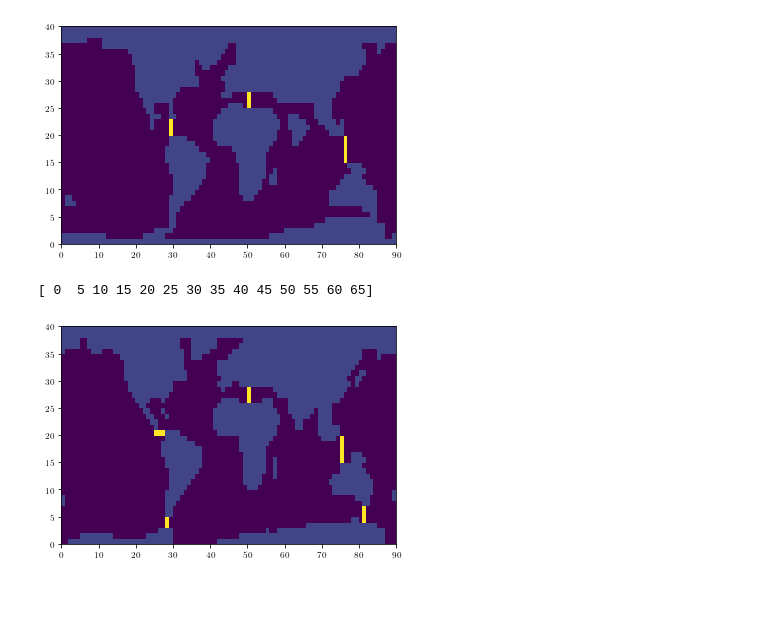
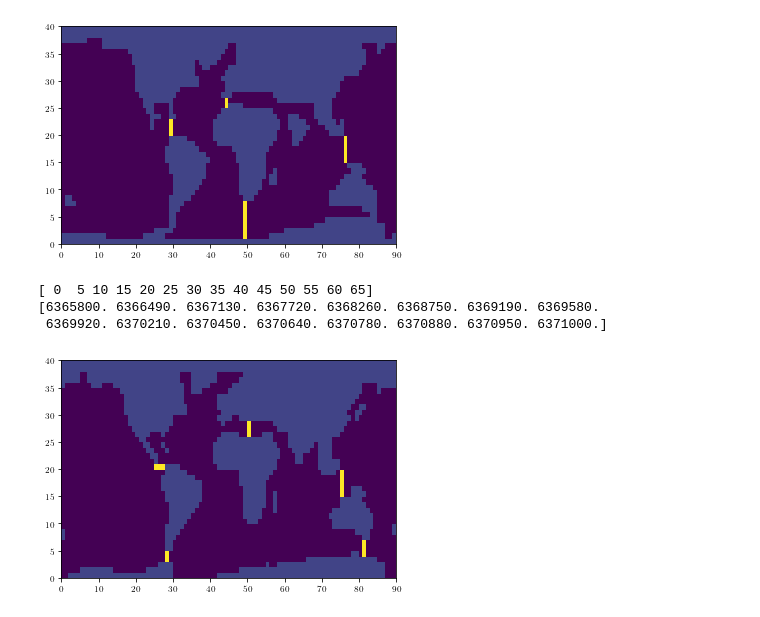
Before and after one commit to martedv/veros_bathymetry_eocene_pliocene, a Jupyter notebook: plotting/notebooks/throughflow.ipynb, the cells around one changed output. Cells and saved outputs as stored; diff of their text form; code cells hidden in the pictures.

```diff
--- a/plotting/notebooks/throughflow.ipynb
+++ b/plotting/notebooks/throughflow.ipynb
@@ -25,48 +25,48 @@ rc('text', usetex=True)
 import matplotlib.backends.backend_pdf
 # %%
 
-names = ['Tasman', 'Indonesian', 'Drake', 'Panama','Thetys']
+names = ['Tasman', 'Indonesian', 'Drake', 'Panama','Thetys','Aghulas']
 values = [
-    [('x',81,3,9),('x',75, 14, 20),('x', 27,3,6), 0, 0], # 0Ma
-    [('x',81,3,9),('x',73, 14, 20),('x',27,3,6), 0, 0], # 5 Ma
-    [('x',81,3,9),('x',73, 14, 20),('x',27,3,6), ('x',  24, 20,23), 0], # 10 Ma open panama
-    [('x',81,3,9),('x',73, 13, 20),('x',27,3,6), ('x',  24, 20,23), 0], # 15 Ma open panama
-    [('x',81,3,9),('x',75, 10, 20),('x',28,3,6), ('x',  26, 19,21), ('x',50,20,30)], # 20 Ma
-    [('x',81,3,9),('x',75, 10, 20),('x',28,3,6), ('x',  25, 18,21), ('x',50,20,30)], # 25 Ma
-    [('x',82,3,9),('x',75, 10, 19),('x',29,3,6), ('x',  26, 19,22), ('x',50,20,30)], # 30 Ma
-    [('x',82,3,9),('x',76, 16, 21),0, ('x',  26, 18,21), ('x',50,20,30)], # 35 Ma drake closure
-    [0,('x',76, 15, 20),0, ('x',  28, 20,24), ('x',50,20,30)], # 40 Ma Tasman closure
-    [0,('x',76, 15, 20),0, ('x',  29,20,23), ('x',50,20,30)], # 45 Ma
-    [0,('x',76, 15, 20),0, ('x',  28, 18,23), ('x',50,20,30)], # 50 Ma
-    [0,('x',77, 14, 20),0, ('x',  28, 18,25), ('x',50,20,30)], # 55 Ma
-    [0,('x',77, 14, 19),0, ('x',  28, 19,23), ('x',50,20,30)], # 60 Ma
-    [0,('x',77, 11, 20),0, ('x',  30, 21,24), ('x',50,20,30)], # 65 Ma
+    [('x',81,3,9),('x',75, 14, 20),('x', 27,3,6), 0, 0,('x', 49,1,18)], # 0Ma
+    [('x',81,3,9),('x',73, 14, 20),('x',27,3,6), 0, 0,('x', 49,1,18)], # 5 Ma
+    [('x',81,3,9),('x',73, 14, 20),('x',27,3,6), ('x',  24, 20,23), 0,('x', 49,1,18)], # 10 Ma open panama
+    [('x',81,3,9),('x',73, 13, 20),('x',27,3,6), ('x',  24, 20,23), 0,('x', 50,1,18)], # 15 Ma open panama
+    [('x',81,3,9),('x',75, 10, 20),('x',28,3,6), ('x',  26, 19,21), ('x',43,20,30),('x', 50,1,18)], # 20 Ma
+    [('x',81,3,9),('x',75, 10, 20),('x',28,3,6), ('x',  25, 18,21), ('x',43,20,30),('x', 49,1,18)], # 25 Ma
+    [('x',82,3,9),('x',75, 10, 19),('x',29,3,6), ('x',  26, 19,22), ('x',44,20,30),('x', 49,1,18)], # 30 Ma
+    [('x',82,3,9),('x',76, 16, 21),0, ('x',  26, 18,21), ('x',44,20,30),('x', 50,1,18)], # 35 Ma drake closure
+    [0,('x',76, 15, 20),0, ('x',  28, 20,24), ('x',44,20,30),('x', 49,1,18)], # 40 Ma Tasman closure
+    [0,('x',76, 15, 20),0, ('x',  29,20,23), ('x',45,20,30),('x', 49,1,18)], # 45 Ma
+    [0,('x',76, 15, 20),0, ('x',  29, 18,27), ('x',45,20,30),('x', 49,1,18)], # 50 Ma
+    [0,('x',77, 14, 20),0, ('x',  28, 18,25), ('x',45,20,30),('x', 49,1,18)], # 55 Ma
+    [0,('x',77, 14, 19),0, ('x',  28, 19,23), ('x',45,20,30),('x', 49,1,18)], # 60 Ma
+    [0,('x',77, 11, 20),0, ('x',  30, 21,24), ('x',45,20,30),('x', 49,1,18)], # 65 Ma
 ]
 with xr.open_dataset('Data/manual_baths_4deg_final.nc') as f:
     year = 9
     bath= np.array(f['mask'][:])[year]
     mask = np.array(bath > 0)
     def showBathycells(time, long, minlat,maxlat):
         bath[ minlat:maxlat, long] = 5
     def showBathycells_Y(time, lat, minlong,maxlong):
         bath[ lat,  minlong:maxlong] = 5
 
     for t in values[year]:
         if type(t) is tuple:
             if t[0] == 'y':
                 showBathycells_Y(year,t[1],t[2],t[3])
             else:
                 showBathycells(year,t[1],t[2],t[3])
 
     bath[mask] = 1
     plt.pcolor(bath)
     plt.show()
 # %% [output]
-[figure, old version]
+[figure, new version]
 # %%
 time = np.arange(0,70,5)
 print(time)
-rundir = '../../actual_runs/runs_4_degree_with_customdeep/'
+rundir = '../../actual_runs/runs_4_degree_last/'
 
 yearsdone = []
 ranfory = []
@@ -114,7 +114,7 @@ radearth = 6371000
 torad = np.pi/180.0
 
 dzts = np.flip(radearth - np.append(0,np.cumsum(dzt[::-1])))
-
+print(dzts)
 zy_area = -np.repeat([[quad(lambda r: r*(4)*torad, dzts[i], dzts[i+1])[0] for i in range(dzt.shape[0])]],repeats=40, axis=0)
 
 
@@ -128,6 +128,8 @@ dxt_array = np.array([np.nanmax(a) for a in dxt_array])/radearth
 zx_area =-np.array([[quad(lambda r: r*theta*torad, dzts[i], dzts[i+1])[0] for i in range(dzt.shape[0])] for theta in dxt_array])
 # %% [output]
 [ 0  5 10 15 20 25 30 35 40 45 50 55 60 65]
+[6365800. 6366490. 6367130. 6367720. 6368260. 6368750. 6369190. 6369580.
+ 6369920. 6370210. 6370450. 6370640. 6370780. 6370880. 6370950. 6371000.]
 # %%
 u = np.array(u)
 v = np.array(v)
```
Also changed, not shown: parts of 3 cells of this notebook, 48 other files.
